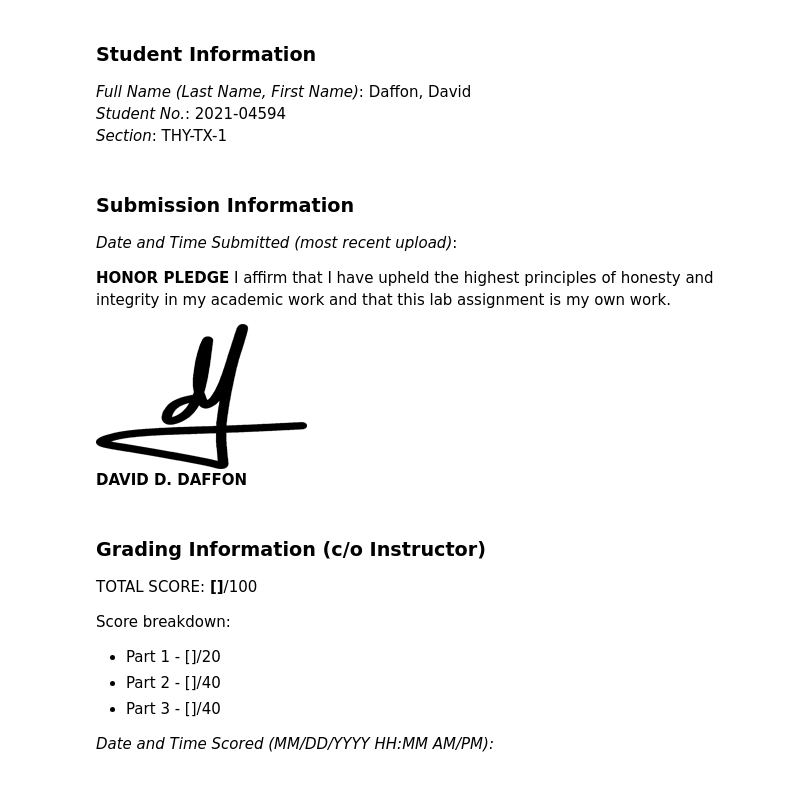
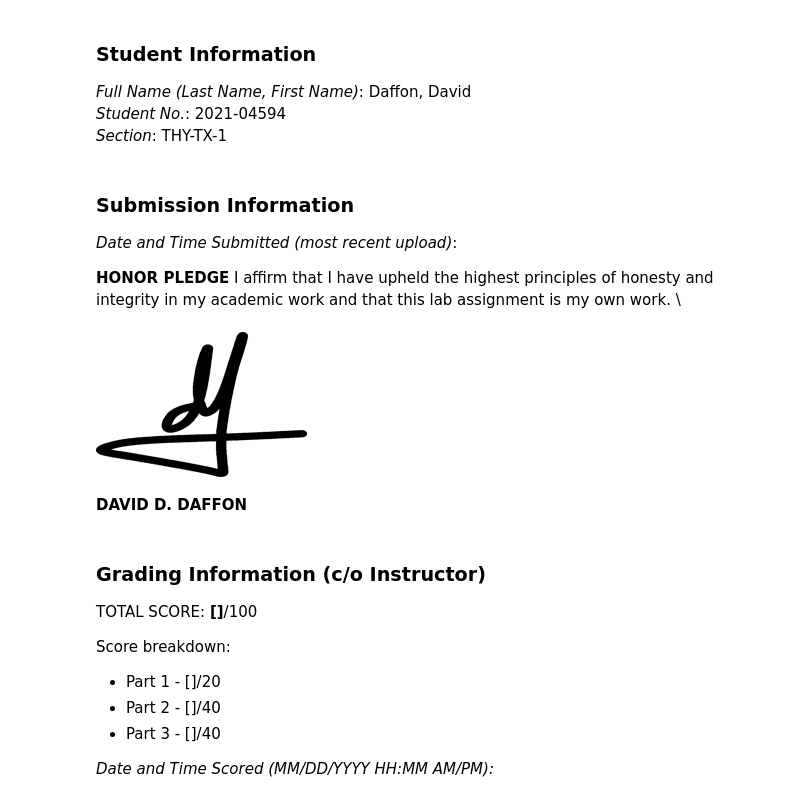
Before and after one commit to davidsaurus/AP_157_Lab, a Jupyter notebook: Daffon_AP157_lab_assignment_A2.ipynb, the cells around one changed output. Cells and saved outputs as stored; diff of their text form; code cells hidden in the pictures.

```diff
--- a/Daffon_AP157_lab_assignment_A2.ipynb
+++ b/Daffon_AP157_lab_assignment_A2.ipynb
@@ -18,10 +18,14 @@ _Section_: THY-TX-1
 
 _Date and Time Submitted (most recent upload)_:
 
-**HONOR PLEDGE** I affirm that I have upheld the highest principles of honesty and integrity in my academic work and that this lab assignment is my own work.
-
-![E-sig black small.png](<attachment:E-sig black small.png>) \
-**DAVID D. DAFFON**
+**HONOR PLEDGE** I affirm that I have upheld the highest principles of honesty and integrity in my academic work and that this lab assignment is my own work. \
+# %%
+from IPython.display import Image #run cell to display e-sig
+Image(filename="sig.png")
+# %% [output]
+[figure, added]
+# %% [markdown]
+**DAVID D. DAFFON**
 # %% [markdown]
 ### Grading Information (c/o Instructor)
 
```
Also changed, not shown: 1 other file.
